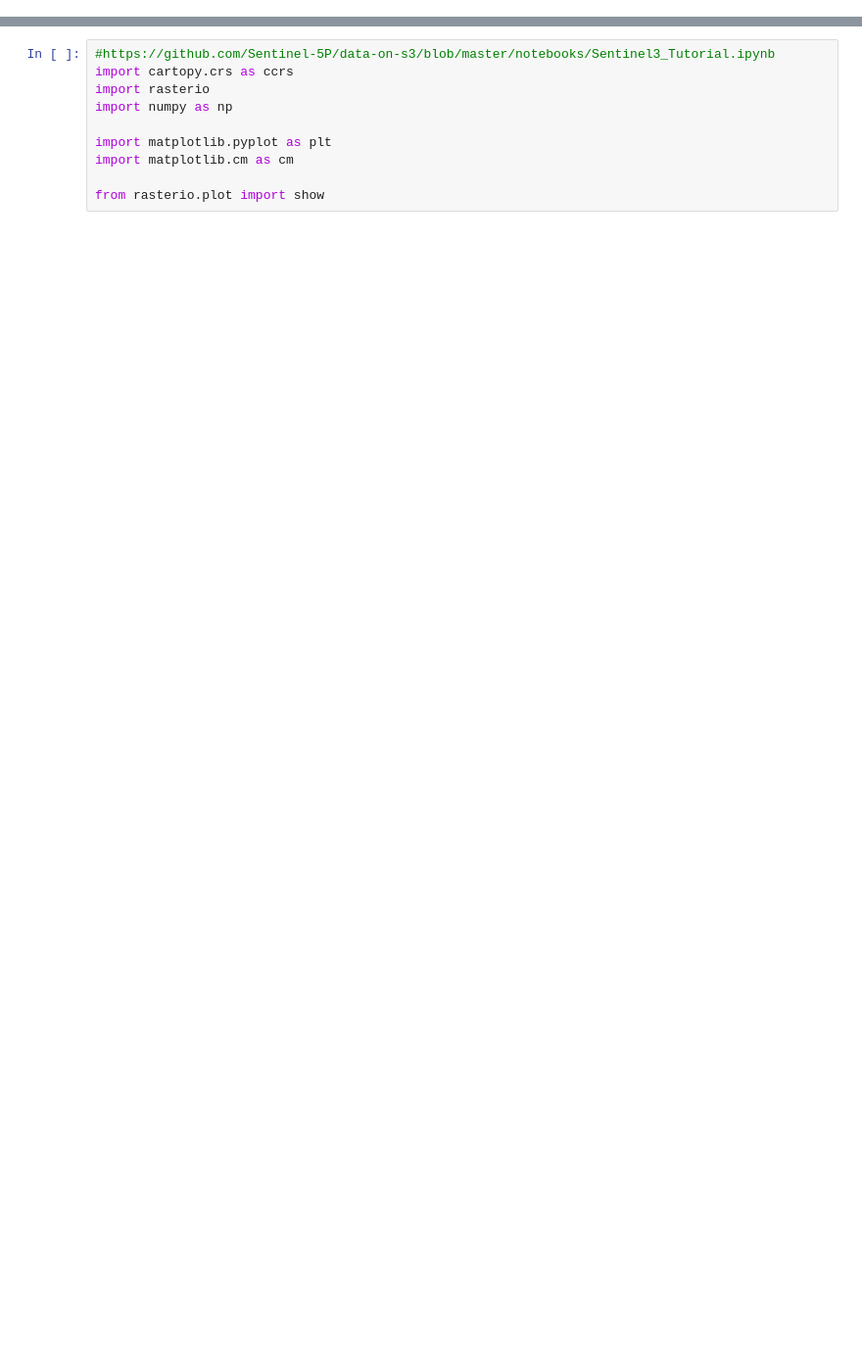
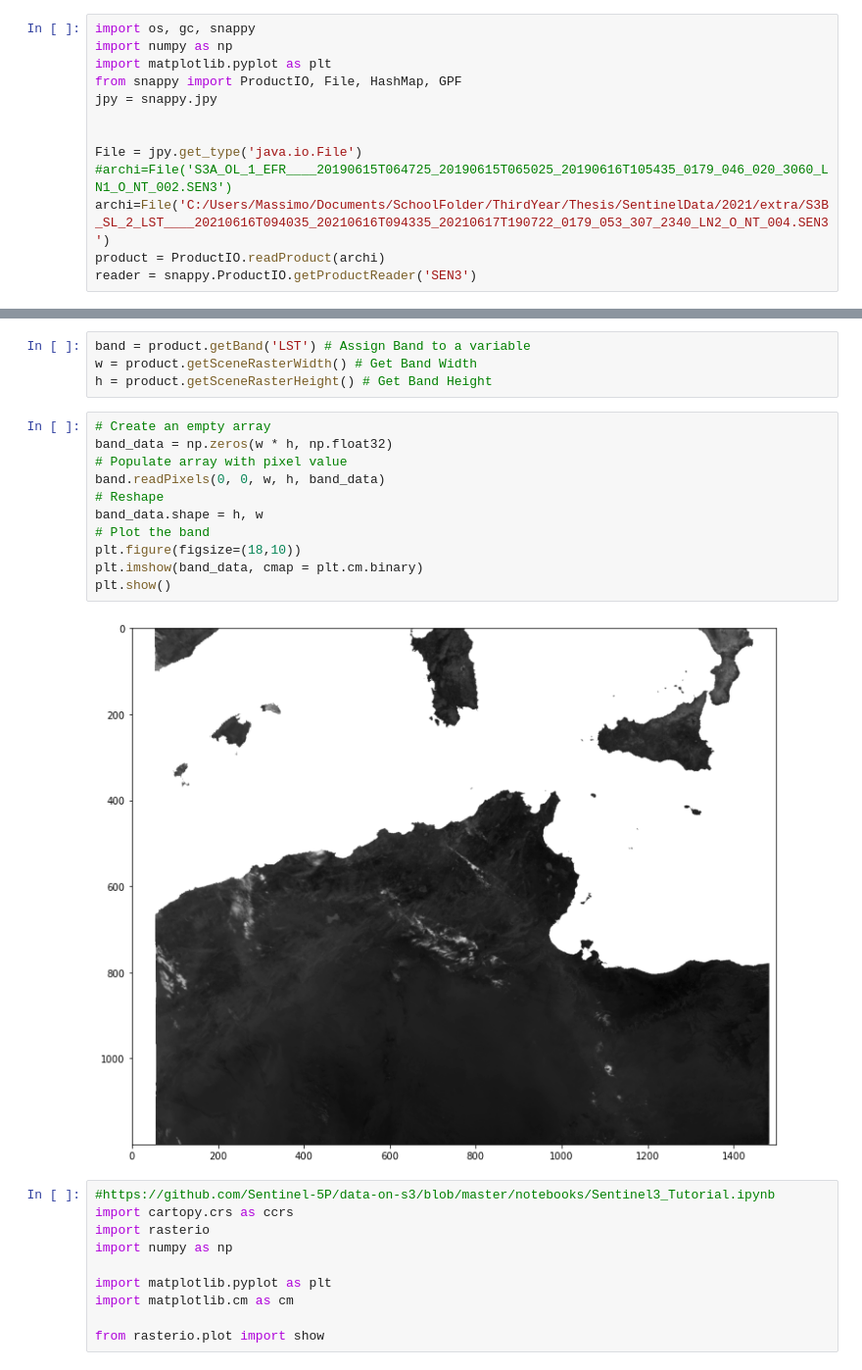
Before and after one commit to MassimoDarmaninC10229/MassThesis, a Jupyter notebook: src/Visualizing_Sentinel3.ipynb, the cells around one changed output, grey strips where cells are left out. Shown at 98% size. Cells and saved outputs as stored; diff of their text form; blank space fills up the shorter version.

```diff
--- a/src/Visualizing_Sentinel3.ipynb
+++ b/src/Visualizing_Sentinel3.ipynb
@@ -0,0 +1,13 @@
+# %%
+import os, gc, snappy
+import numpy as np
+import matplotlib.pyplot as plt
+from snappy import ProductIO, File, HashMap, GPF
+jpy = snappy.jpy
+
+
+File = jpy.get_type('java.io.File')
+#archi=File('S3A_OL_1_EFR____20190615T064725_20190615T065025_20190616T105435_0179_046_020_3060_LN1_O_NT_002.SEN3')
+archi=File('C:/Users/Massimo/Documents/SchoolFolder/ThirdYear/Thesis/SentinelData/2021/extra/S3B_SL_2_LST____20210616T094035_20210616T094335_20210617T190722_0179_053_307_2340_LN2_O_NT_004.SEN3')
+product = ProductIO.readProduct(archi)
+reader = snappy.ProductIO.getProductReader('SEN3')
@@ -1,3 +34,20 @@
+# %%
+band = product.getBand('LST') # Assign Band to a variable
+w = product.getSceneRasterWidth() # Get Band Width
+h = product.getSceneRasterHeight() # Get Band Height
+# %%
+# Create an empty array
+band_data = np.zeros(w * h, np.float32)
+# Populate array with pixel value
+band.readPixels(0, 0, w, h, band_data)
+# Reshape
+band_data.shape = h, w
+# Plot the band
+plt.figure(figsize=(18,10))
+plt.imshow(band_data, cmap = plt.cm.binary)
+plt.show()
+# %% [output]
+[figure, added]
 # %%
 #https://github.com/Sentinel-5P/data-on-s3/blob/master/notebooks/Sentinel3_Tutorial.ipynb
 import cartopy.crs as ccrs
```
Also changed, not shown: parts of 2 cells of this notebook, 3 other files.
